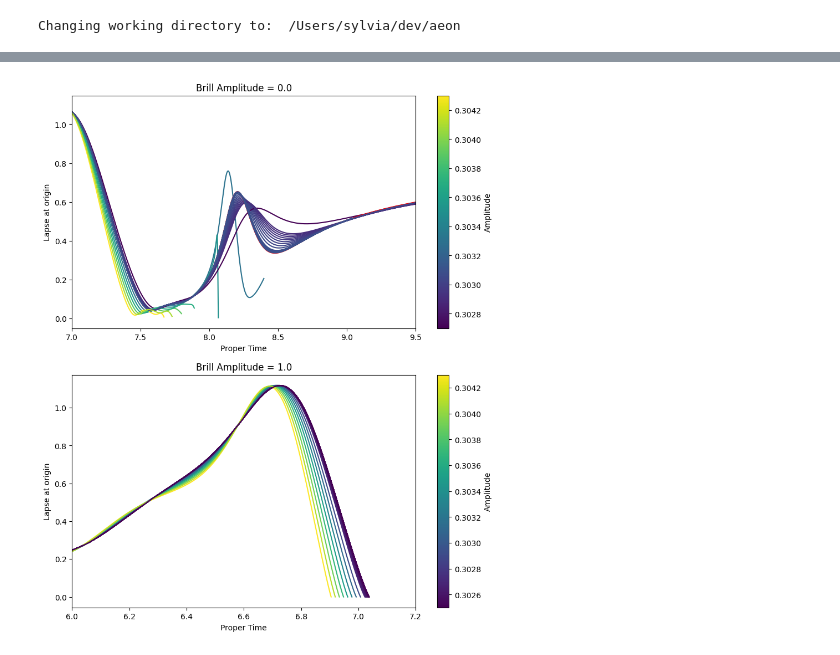
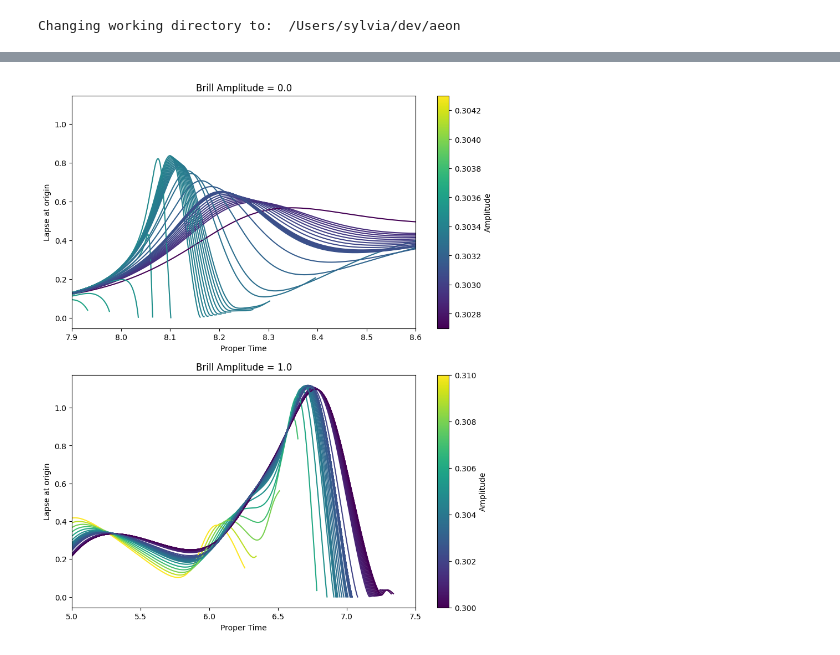
Before and after one commit to sylviamesicek/aeon, a Jupyter notebook: scripts/notebooks/lapse.ipynb, the cells around one changed output, grey strips where cells are left out. Cells and saved outputs as stored; diff of their text form; code cells hidden in the pictures.

```diff
--- a/scripts/notebooks/lapse.ipynb
+++ b/scripts/notebooks/lapse.ipynb
@@ -58,7 +55,7 @@ for directory in combo_dir.iterdir():
 import matplotlib.cm as cm
 import matplotlib.colors as mcolors
 
-highlight_range = [0.3031, 0.3031001]
+highlight_range = [0.30334, 0.302]
 
 fig, axes = plt.subplots(2, 1, figsize=(10, 12))
 
@@ -70,36 +67,42 @@ for i in range(0, len(scalar_amplitudes)):
     if highlight_range[0] <= scalar_amplitudes[i] and scalar_amplitudes[i] <= highlight_range[1]:
         color = "red"
     axes[0].plot(scalar_data[i]["proper_time"], scalar_data[i]["alpha"], color=color)
+    # axes[0].plot(scalar_data[i]["proper_time"], scalar_data[i]["grr"] * scalar_data[i]["gzz"] - scalar_data[i]["grz"]**2, color=color)
+
+
 
 sm = cm.ScalarMappable(cmap=colormap, norm=norm)
 sm.set_array(scalar_amplitudes)
 cbar = fig.colorbar(sm, ax=axes[0], orientation="vertical")
 cbar.set_label("Amplitude")
 
 colormap = plt.get_cmap('viridis')
-norm = mcolors.Normalize(vmin=min(combo_amplitudes), vmax=max(combo_amplitudes))
+# norm = mcolors.Normalize(vmin=min(combo_amplitudes), vmax=max(combo_amplitudes))
+norm = mcolors.Normalize(vmin=0.3, vmax=0.31)
 
 for i in range(0, len(combo_amplitudes)):
     color = colormap(norm(combo_amplitudes[i]))
 
     axes[1].plot(combo_data[i]["proper_time"], combo_data[i]["alpha"], color=color)
+    # axes[1].plot(combo_data[i]["proper_time"], combo_data[i]["grr"] * combo_data[i]["gzz"] - combo_data[i]["grz"]**2, color=color)
+
 
 sm = cm.ScalarMappable(cmap=colormap, norm=norm)
 sm.set_array(combo_amplitudes)
 cbar = fig.colorbar(sm, ax=axes[1], orientation="vertical")
 cbar.set_label("Amplitude")
 
 axes[0].set_title("Brill Amplitude = 0.0")
 axes[0].set_xlabel("Proper Time")
 axes[0].set_ylabel("Lapse at origin")
-axes[0].set_xlim(7.0, 9.5)
+axes[0].set_xlim(7.9, 8.6)
 # axes[0].set_ylim(0.58, 0.65)
 
 
 axes[1].set_title("Brill Amplitude = 1.0")
 axes[1].set_xlabel("Proper Time")
 axes[1].set_ylabel("Lapse at origin")
-axes[1].set_xlim(6, 7.2)
+axes[1].set_xlim(5, 7.5)
 plt.show()
 # %% [output]
-[figure, old version]
+[figure, new version]
```
Also changed, not shown: parts of 1 cell of this notebook, 13 other files.
